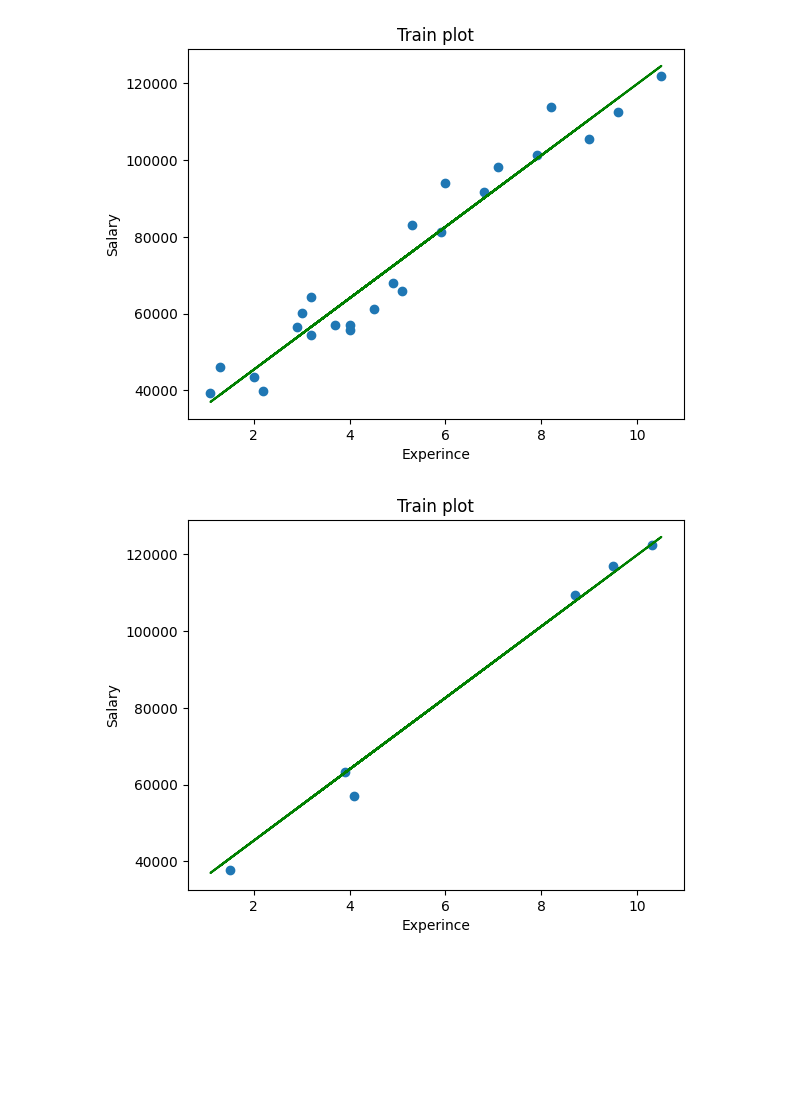
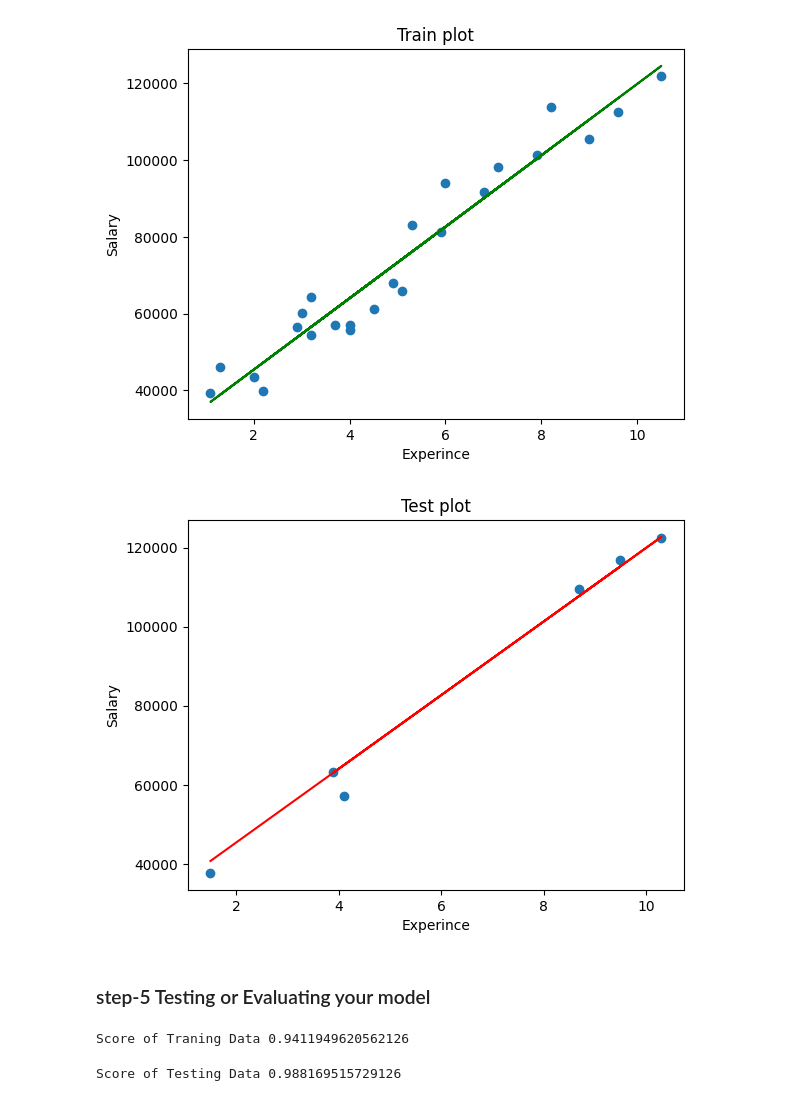
Before and after one commit to ijazkhan101/Machine-Learning-with-Python-20Days, a Jupyter notebook: simple linear Regression .ipynb, the cells around one changed output. Cells and saved outputs as stored; diff of their text form; code cells hidden in the pictures; blank space fills up the shorter version.

Commit message:
step-5 Testing or Evaluating your model
step-5 Testing or Evaluating your model

```diff
--- a/simple linear Regression .ipynb
+++ b/simple linear Regression .ipynb
@@ -81,12 +81,24 @@ plt.show()
 # %%
 #Test plot
 import matplotlib.pylab as plt
 
 plt.scatter(X_test,y_test)
-plt.plot(X_train,model.predict(X_train),color="Green")
+plt.plot(X_test,model.predict(X_test),color="red")
 plt.xlabel("Experince")
 plt.ylabel("Salary")
-plt.title("Train plot")
+plt.title("Test plot")
 plt.show()
 # %% [output]
-[figure, old version]
+[figure, new version]
+# %% [markdown]
+### step-5 Testing or Evaluating your model
+# %%
+#Model Fitness
+print('Score of Traning Data',model.score(X_train,y_train))
+# %% [output]
+Score of Traning Data 0.9411949620562126
+# %%
+#Model Fitness
+print('Score of Testing Data',model.score(X_test,y_test) )
+# %% [output]
+Score of Testing Data 0.988169515729126
```
